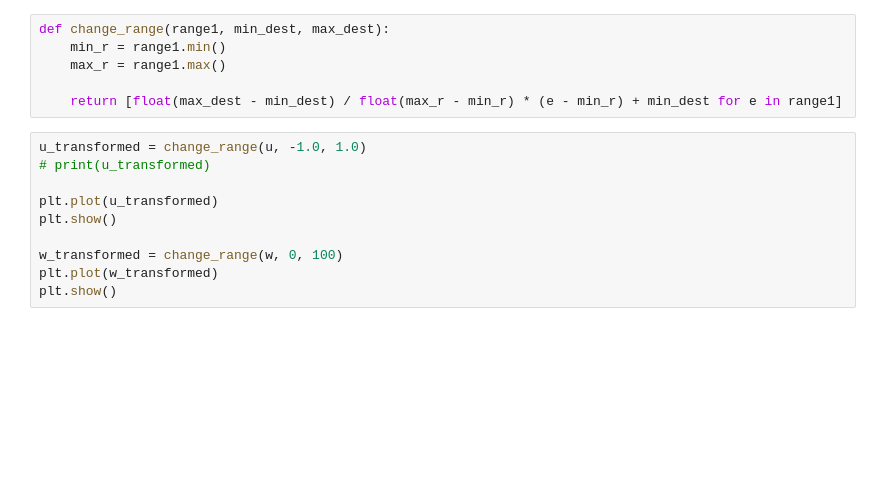
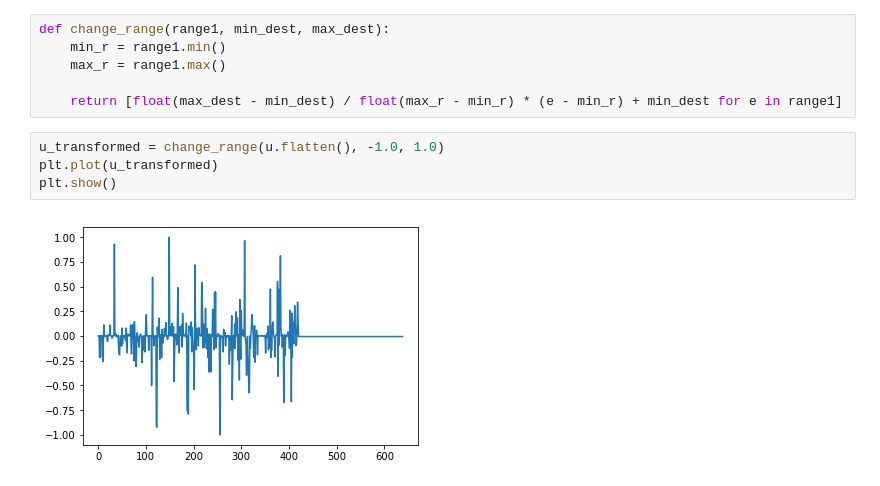
Before and after one commit to ahorjia/FontClassifier, a Jupyter notebook: Attributes/attribute/Process User Choices.ipynb, the cells around one changed output. Drawn from its saved outputs; the diff is of its cells as text; blank space fills up the shorter version.

```diff
--- a/Attributes/attribute/Process User Choices.ipynb
+++ b/Attributes/attribute/Process User Choices.ipynb
@@ -450,12 +497,8 @@ def change_range(range1, min_dest, max_dest):
 
     return [float(max_dest - min_dest) / float(max_r - min_r) * (e - min_r) + min_dest for e in range1]
 # %%
-u_transformed = change_range(u, -1.0, 1.0)
-# print(u_transformed)
-
+u_transformed = change_range(u.flatten(), -1.0, 1.0)
 plt.plot(u_transformed)
 plt.show()
-
-w_transformed = change_range(w, 0, 100)
-plt.plot(w_transformed)
-plt.show()
+# %% [output]
+[figure, added]
```
Also changed, not shown: parts of 28 cells of this notebook, 2 other files.
